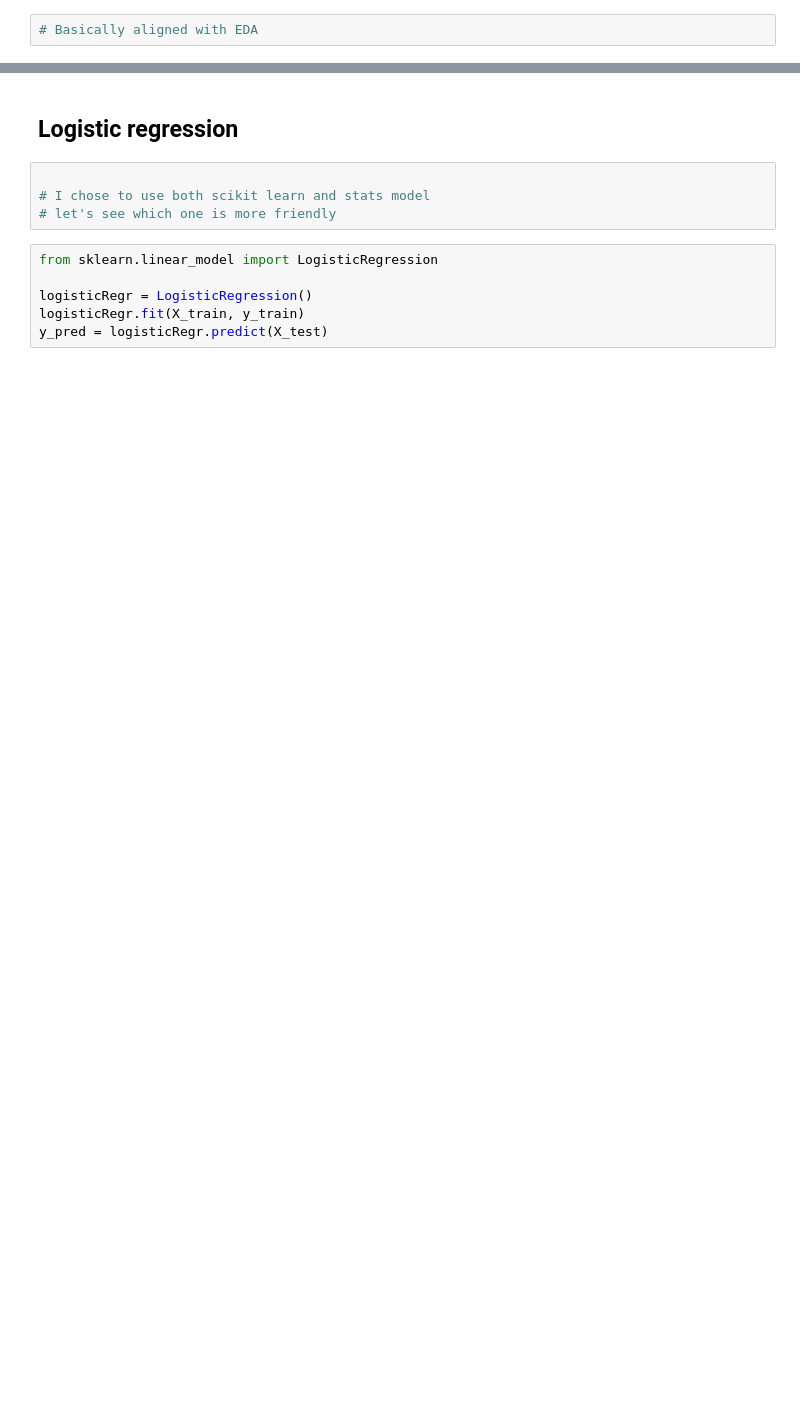
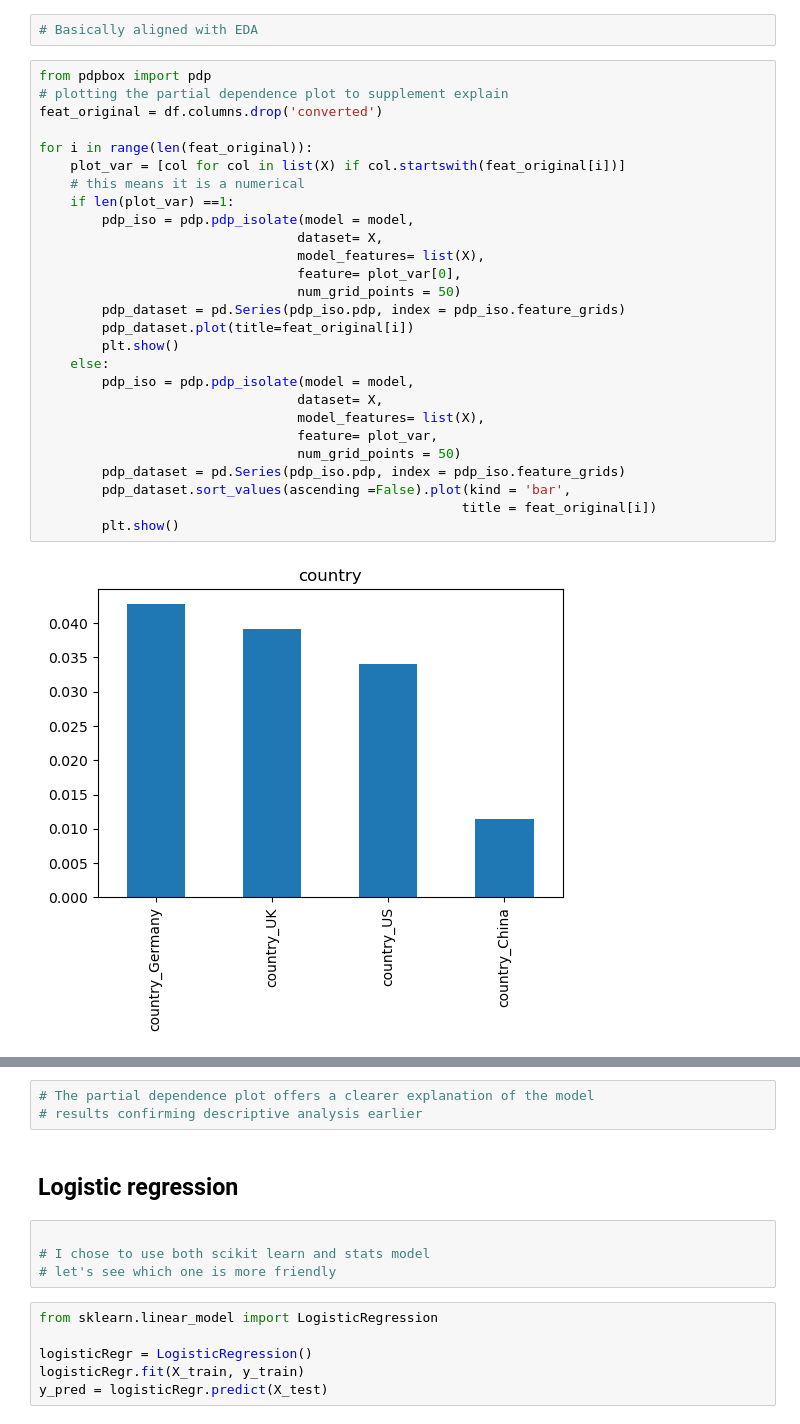
Before and after one commit to 21JC/Data-Science-Take-home-Challenges, a Jupyter notebook: 1_conversion_rate.ipynb, the cells around one changed output, grey strips where cells are left out. Saved outputs shown, nothing was run; the diff lists cells and outputs as text; blank space fills up the shorter version.

```diff
--- a/1_conversion_rate.ipynb
+++ b/1_conversion_rate.ipynb
@@ -293,2 +291,31 @@ Wall time: 1min 6s
 # %%
 # Basically aligned with EDA
+# %%
+from pdpbox import pdp
+# plotting the partial dependence plot to supplement explain
+feat_original = df.columns.drop('converted')
+
+for i in range(len(feat_original)):
+    plot_var = [col for col in list(X) if col.startswith(feat_original[i])]
+    # this means it is a numerical
+    if len(plot_var) ==1:
+        pdp_iso = pdp.pdp_isolate(model = model,
+                                 dataset= X,
+                                 model_features= list(X),
+                                 feature= plot_var[0],
+                                 num_grid_points = 50)
+        pdp_dataset = pd.Series(pdp_iso.pdp, index = pdp_iso.feature_grids)
+        pdp_dataset.plot(title=feat_original[i])
+        plt.show()
+    else:
+        pdp_iso = pdp.pdp_isolate(model = model,
+                                 dataset= X,
+                                 model_features= list(X),
+                                 feature= plot_var,
+                                 num_grid_points = 50)
+        pdp_dataset = pd.Series(pdp_iso.pdp, index = pdp_iso.feature_grids)
+        pdp_dataset.sort_values(ascending =False).plot(kind = 'bar',
+                                                      title = feat_original[i])
+        plt.show()
+# %% [output]
+[figure, added]
@@ -295,3 +326,6 @@ Wall time: 1min 6s
+# %%
+# The partial dependence plot offers a clearer explanation of the model
+# results confirming descriptive analysis earlier
 # %% [markdown]
 ## Logistic regression
 # %%
```
Also changed, not shown: parts of 23 cells of this notebook.
